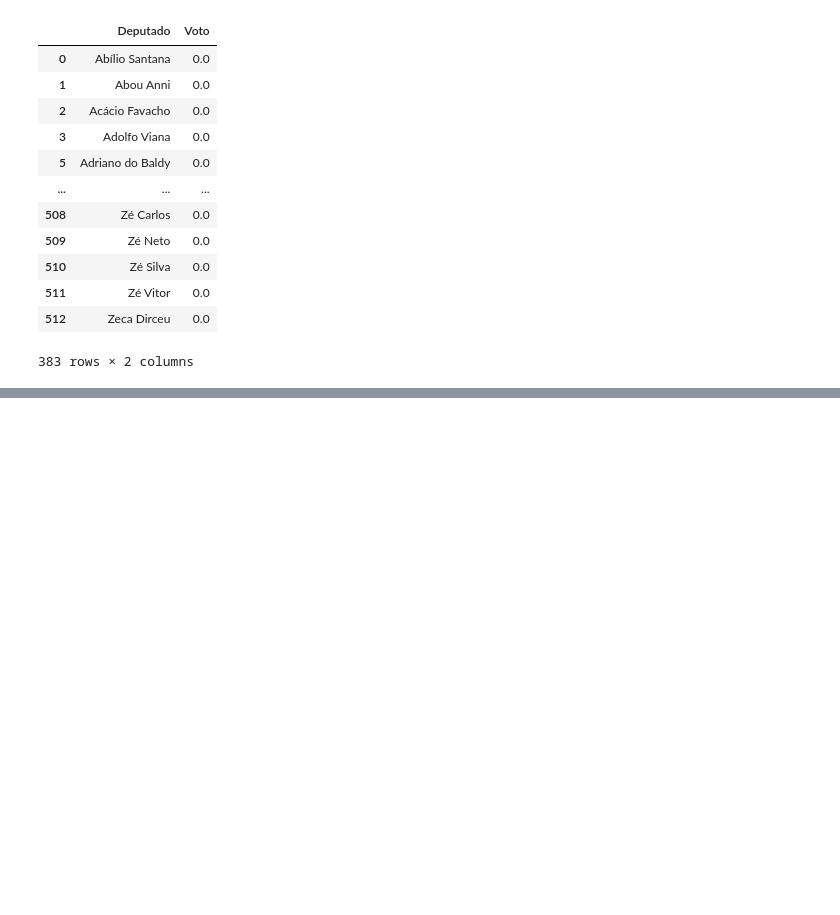
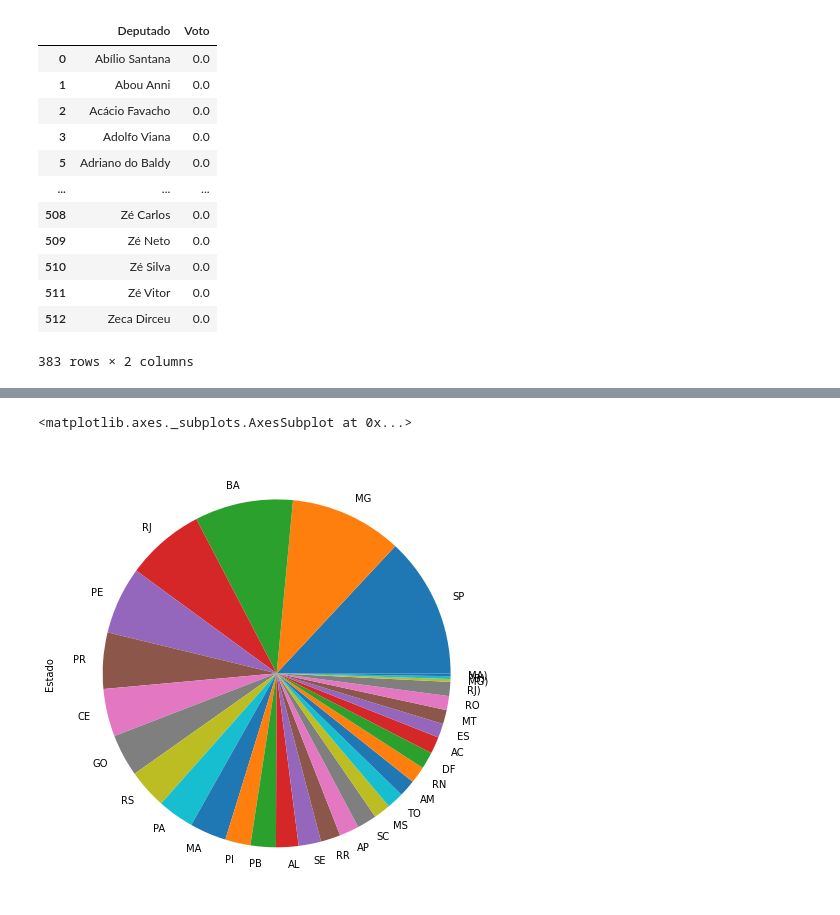
Before and after one commit to pcpiscator/Ciencia-de-dados, a Jupyter notebook: camara_X_stf.ipynb, the cells around one changed output, grey strips where cells are left out. Drawn from its saved outputs; the diff is of its cells as text; code cells hidden in the pictures; blank space fills up the shorter version.

```diff
--- a/camara_X_stf.ipynb
+++ b/camara_X_stf.ipynb
@@ -228,0 +246,6 @@ dados.query("Voto != 1")[['Deputado',"Voto"]]
+# %%
+alumenquat = dados.query("Voto!= 1")
+alumenquat["Estado"].value_counts().plot.pie(figsize= (10,8))
+# %% [output]
+<matplotlib.axes._subplots.AxesSubplot at 0x...>
+[figure, added]
```
Also changed, not shown: parts of 4 cells of this notebook.
